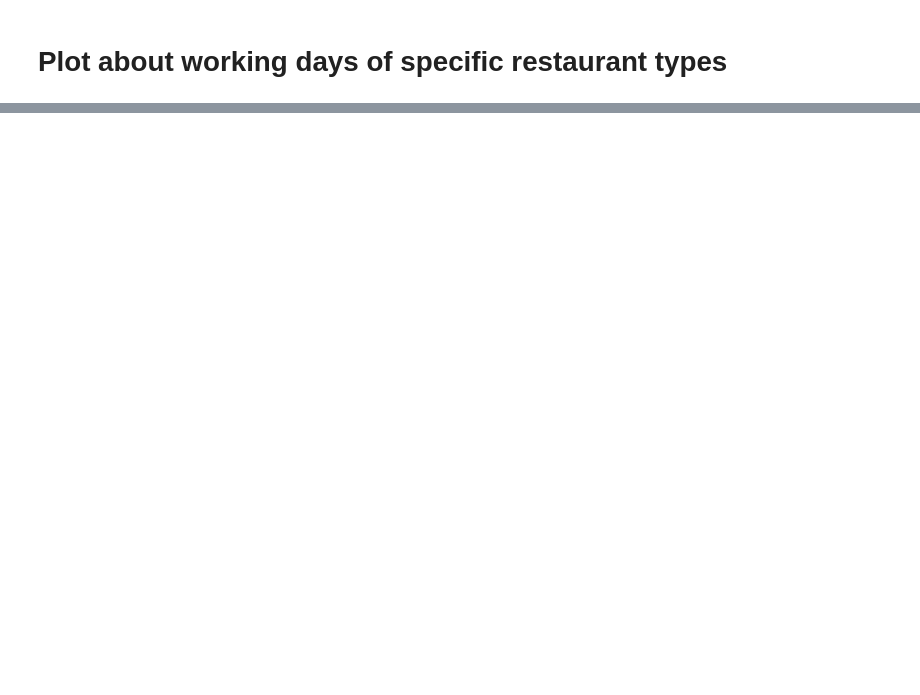
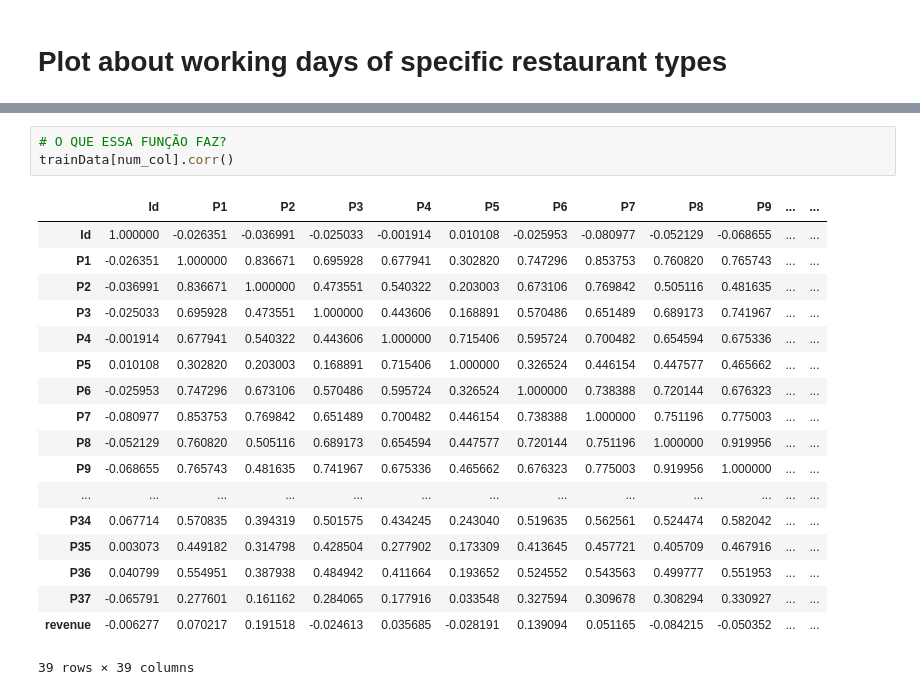
Before and after one commit to ThierrryScotto/Restaurant-Revenue-Prediction, a Jupyter notebook: restaurant_revenue_prediction.ipynb, the cells around one changed output, grey strips where cells are left out. Saved outputs shown, nothing was run; the diff lists cells and outputs as text; blank space fills up the shorter version.

```diff
--- a/restaurant_revenue_prediction.ipynb
+++ b/restaurant_revenue_prediction.ipynb
@@ -160,0 +170,22 @@ sns.barplot(x='Type', y='OpenDays', data=openDaysPerc)
+# %%
+# O QUE ESSA FUNÇÃO FAZ?
+trainData[num_col].corr()
+# %% [output]
+|  | Id | P1 | P2 | P3 | P4 | P5 | P6 | P7 | P8 | P9 | ... | ... |
+| Id | 1.000000 | -0.026351 | -0.036991 | -0.025033 | -0.001914 | 0.010108 | -0.025953 | -0.080977 | -0.052129 | -0.068655 | ... | ... |
+| P1 | -0.026351 | 1.000000 | 0.836671 | 0.695928 | 0.677941 | 0.302820 | 0.747296 | 0.853753 | 0.760820 | 0.765743 | ... | ... |
+| P2 | -0.036991 | 0.836671 | 1.000000 | 0.473551 | 0.540322 | 0.203003 | 0.673106 | 0.769842 | 0.505116 | 0.481635 | ... | ... |
+| P3 | -0.025033 | 0.695928 | 0.473551 | 1.000000 | 0.443606 | 0.168891 | 0.570486 | 0.651489 | 0.689173 | 0.741967 | ... | ... |
+| P4 | -0.001914 | 0.677941 | 0.540322 | 0.443606 | 1.000000 | 0.715406 | 0.595724 | 0.700482 | 0.654594 | 0.675336 | ... | ... |
+| P5 | 0.010108 | 0.302820 | 0.203003 | 0.168891 | 0.715406 | 1.000000 | 0.326524 | 0.446154 | 0.447577 | 0.465662 | ... | ... |
+| P6 | -0.025953 | 0.747296 | 0.673106 | 0.570486 | 0.595724 | 0.326524 | 1.000000 | 0.738388 | 0.720144 | 0.676323 | ... | ... |
+| P7 | -0.080977 | 0.853753 | 0.769842 | 0.651489 | 0.700482 | 0.446154 | 0.738388 | 1.000000 | 0.751196 | 0.775003 | ... | ... |
+| P8 | -0.052129 | 0.760820 | 0.505116 | 0.689173 | 0.654594 | 0.447577 | 0.720144 | 0.751196 | 1.000000 | 0.919956 | ... | ... |
+| P9 | -0.068655 | 0.765743 | 0.481635 | 0.741967 | 0.675336 | 0.465662 | 0.676323 | 0.775003 | 0.919956 | 1.000000 | ... | ... |
+| ... | ... | ... | ... | ... | ... | ... | ... | ... | ... | ... | ... | ... |
+| P34 | 0.067714 | 0.570835 | 0.394319 | 0.501575 | 0.434245 | 0.243040 | 0.519635 | 0.562561 | 0.524474 | 0.582042 | ... | ... |
+| P35 | 0.003073 | 0.449182 | 0.314798 | 0.428504 | 0.277902 | 0.173309 | 0.413645 | 0.457721 | 0.405709 | 0.467916 | ... | ... |
+| P36 | 0.040799 | 0.554951 | 0.387938 | 0.484942 | 0.411664 | 0.193652 | 0.524552 | 0.543563 | 0.499777 | 0.551953 | ... | ... |
+| P37 | -0.065791 | 0.277601 | 0.161162 | 0.284065 | 0.177916 | 0.033548 | 0.327594 | 0.309678 | 0.308294 | 0.330927 | ... | ... |
+| revenue | -0.006277 | 0.070217 | 0.191518 | -0.024613 | 0.035685 | -0.028191 | 0.139094 | 0.051165 | -0.084215 | -0.050352 | ... | ... |
+39 rows × 39 columns
```
Also changed, not shown: parts of 35 cells of this notebook.
